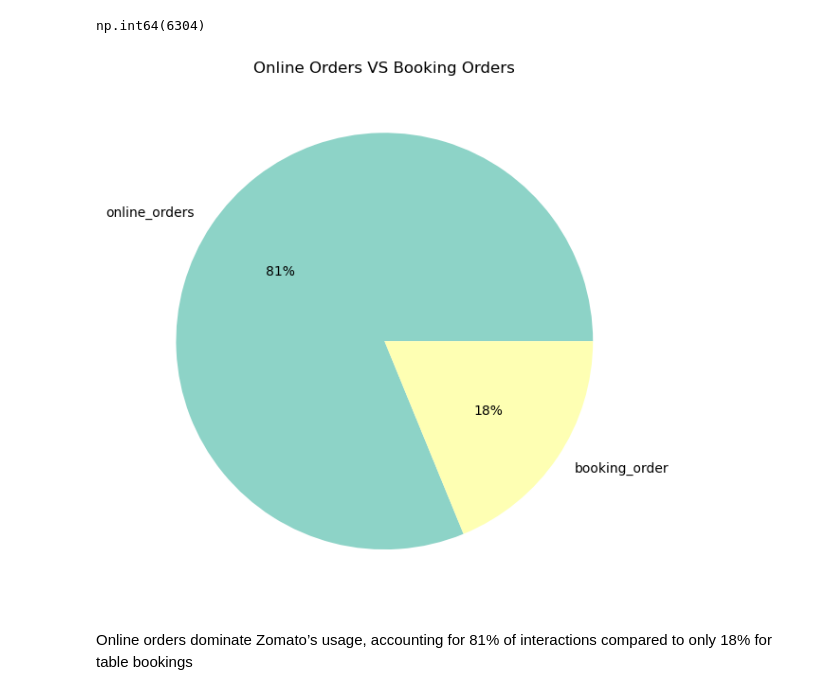
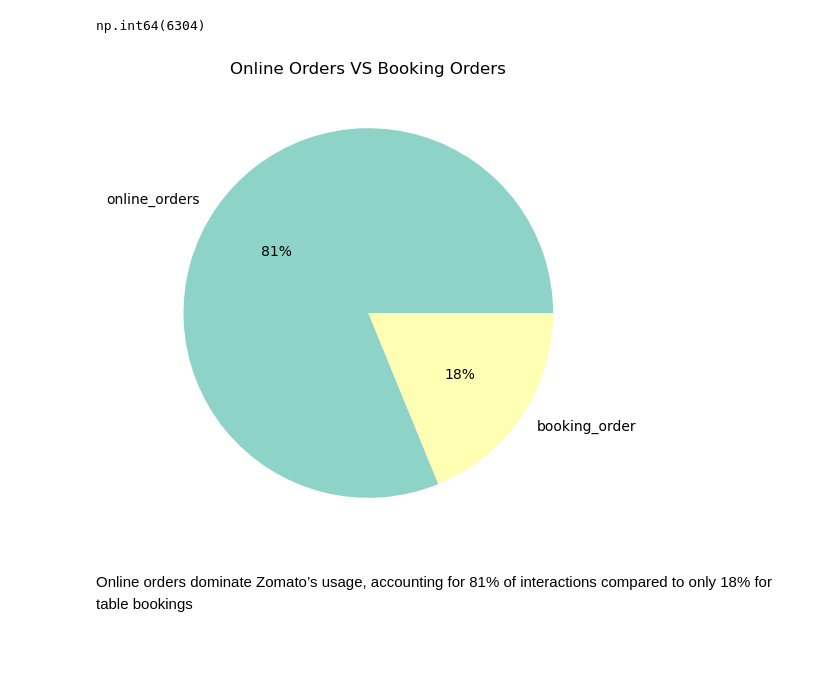
Before and after one commit to BhavyaSree2431/zomato-data-analysis-project, a Jupyter notebook: zomato_2.ipynb, the cells around one changed output. Drawn from its saved outputs; the diff is of its cells as text; code cells hidden in the pictures; blank space fills up the shorter version.

```diff
--- a/zomato_2.ipynb
+++ b/zomato_2.ipynb
@@ -286,8 +286,5 @@ plt.title("Top 10 Popular Cuisines", pad = 15)
 plt.xlabel("Cuisinies Count", labelpad = 15)
 plt.ylabel("Cuisines", labelpad = 15)
 plt.style.use("dark_background")
-plt.tight_layout()
-plt.style.use("dark_background")
-plt.savefig("Top 10 cuisines", dpi = 100)
 plt.show()
 # %% [output]
@@ -310,16 +307,14 @@ np.int64(6304)
 # %%
 #Visualization
 plt.figure(figsize = (12, 6), facecolor = "white")
 labels = ["online_orders", "booking_order"]
 values = [online, booking]
 plt.pie(values, labels = labels, autopct = "%d%%", textprops = {"color" : "black"})
 plt.title("Online Orders VS Booking Orders", color = "black")
 plt.style.use("default")
-plt.tight_layout()
-plt.savefig("Online Vs Booking", dpi = 80)
 plt.show()
 # %% [output]
-[figure, old version]
+[figure, new version]
 # %% [markdown]
 <p>Online orders dominate Zomato’s usage, accounting for 81% of interactions compared to only 18% for table bookings</p>
 # %% [markdown]
```
Also changed, not shown: parts of 3 cells of this notebook.
